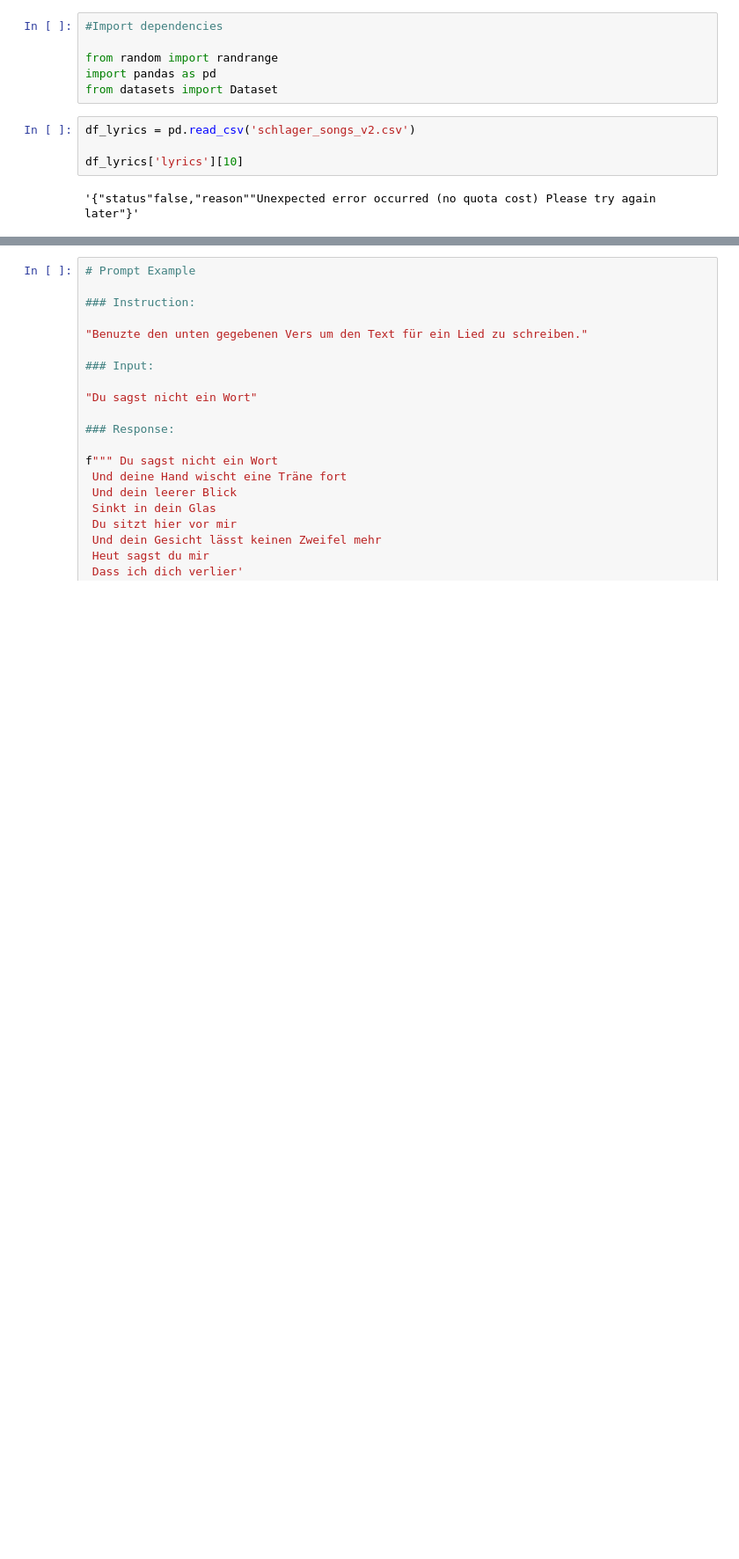
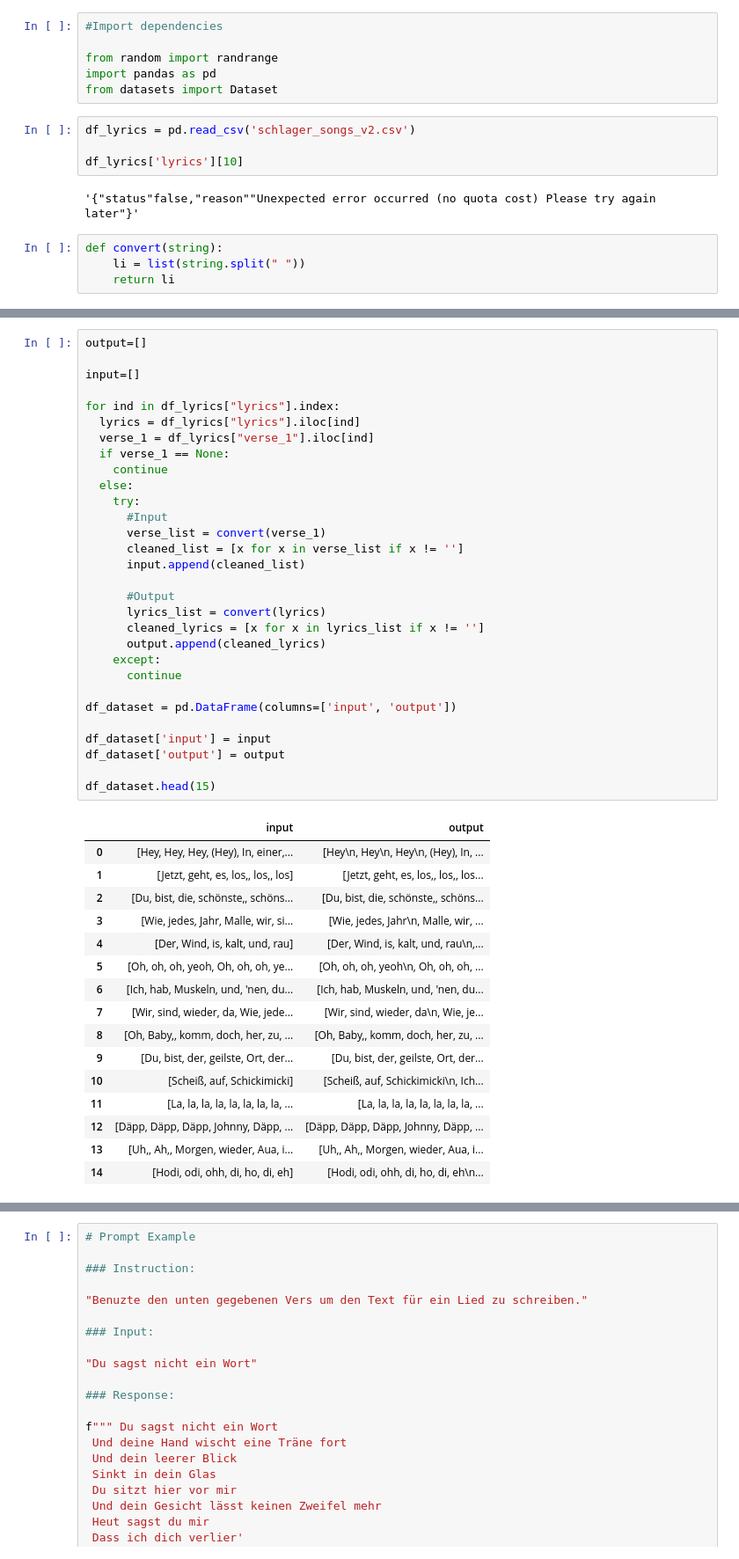
Before and after one commit to NiclasFenton-Wiegleb/schlager-lyric-bot, a Jupyter notebook: Schlage_bot_V2.ipynb, the cells around one changed output, grey strips where cells are left out. Shown at 88% size. Cells and saved outputs as stored; diff of their text form; blank space fills up the shorter version.

```diff
--- a/Schlage_bot_V2.ipynb
+++ b/Schlage_bot_V2.ipynb
@@ -46,3 +46,7 @@ df_lyrics = pd.read_csv('schlager_songs_v2.csv')
 df_lyrics['lyrics'][10]
 # %% [output]
 '{"status"false,"reason""Unexpected error occurred (no quota cost) Please try again later"}'
+# %%
+def convert(string):
+    li = list(string.split(" "))
+    return li
@@ -49 +72,48 @@ df_lyrics['lyrics'][10]
+# %%
+output=[]
+
+input=[]
+
+for ind in df_lyrics["lyrics"].index:
+  lyrics = df_lyrics["lyrics"].iloc[ind]
+  verse_1 = df_lyrics["verse_1"].iloc[ind]
+  if verse_1 == None:
+    continue
+  else:
+    try:
+      #Input
+      verse_list = convert(verse_1)
+      cleaned_list = [x for x in verse_list if x != '']
+      input.append(cleaned_list)
+
+      #Output
+      lyrics_list = convert(lyrics)
+      cleaned_lyrics = [x for x in lyrics_list if x != '']
+      output.append(cleaned_lyrics)
+    except:
+      continue
+
+df_dataset = pd.DataFrame(columns=['input', 'output'])
+
+df_dataset['input'] = input
+df_dataset['output'] = output
+
+df_dataset.head(15)
+# %% [output]
+|  | input | output |
+| 0 | [Hey, Hey, Hey, (Hey), In, einer,... | [Hey\n, Hey\n, Hey\n, (Hey), In, ... |
+| 1 | [Jetzt, geht, es, los,, los,, los] | [Jetzt, geht, es, los,, los,, los... |
+| 2 | [Du, bist, die, schönste,, schöns... | [Du, bist, die, schönste,, schöns... |
+| 3 | [Wie, jedes, Jahr, Malle, wir, si... | [Wie, jedes, Jahr\n, Malle, wir, ... |
+| 4 | [Der, Wind, is, kalt, und, rau] | [Der, Wind, is, kalt, und, rau\n,... |
+| 5 | [Oh, oh, oh, yeoh, Oh, oh, oh, ye... | [Oh, oh, oh, yeoh\n, Oh, oh, oh, ... |
+| 6 | [Ich, hab, Muskeln, und, 'nen, du... | [Ich, hab, Muskeln, und, 'nen, du... |
+| 7 | [Wir, sind, wieder, da, Wie, jede... | [Wir, sind, wieder, da\n, Wie, je... |
+| 8 | [Oh, Baby,, komm, doch, her, zu, ... | [Oh, Baby,, komm, doch, her, zu, ... |
+| 9 | [Du, bist, der, geilste, Ort, der... | [Du, bist, der, geilste, Ort, der... |
+| 10 | [Scheiß, auf, Schickimicki] | [Scheiß, auf, Schickimicki\n, Ich... |
+| 11 | [La, la, la, la, la, la, la, la, ... | [La, la, la, la, la, la, la, la, ... |
+| 12 | [Däpp, Däpp, Däpp, Johnny, Däpp, ... | [Däpp, Däpp, Däpp, Johnny, Däpp, ... |
+| 13 | [Uh,, Ah,, Morgen, wieder, Aua, i... | [Uh,, Ah,, Morgen, wieder, Aua, i... |
+| 14 | [Hodi, odi, ohh, di, ho, di, eh] | [Hodi, odi, ohh, di, ho, di, eh\n... |
 # %%
```
Also changed, not shown: parts of 28 cells of this notebook.
